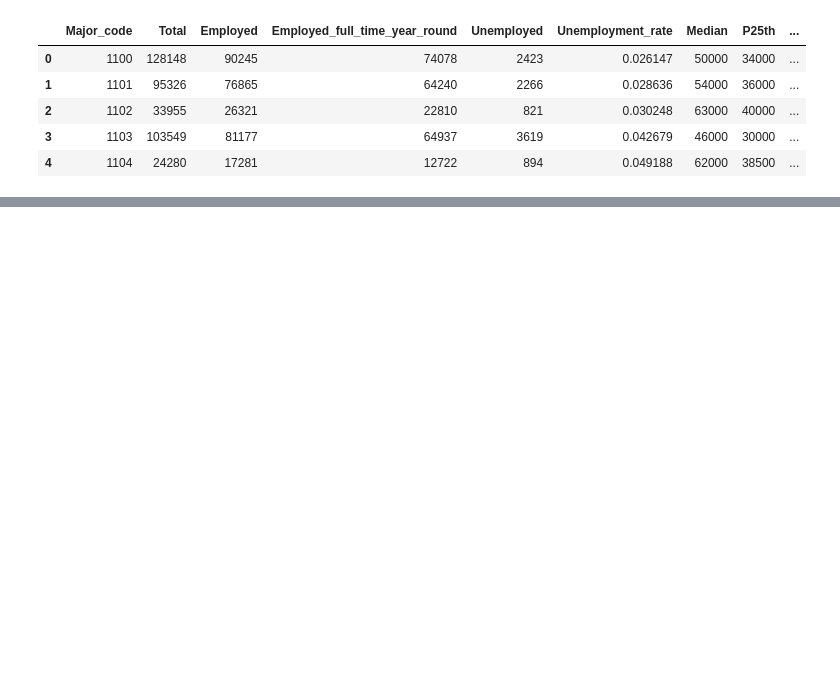
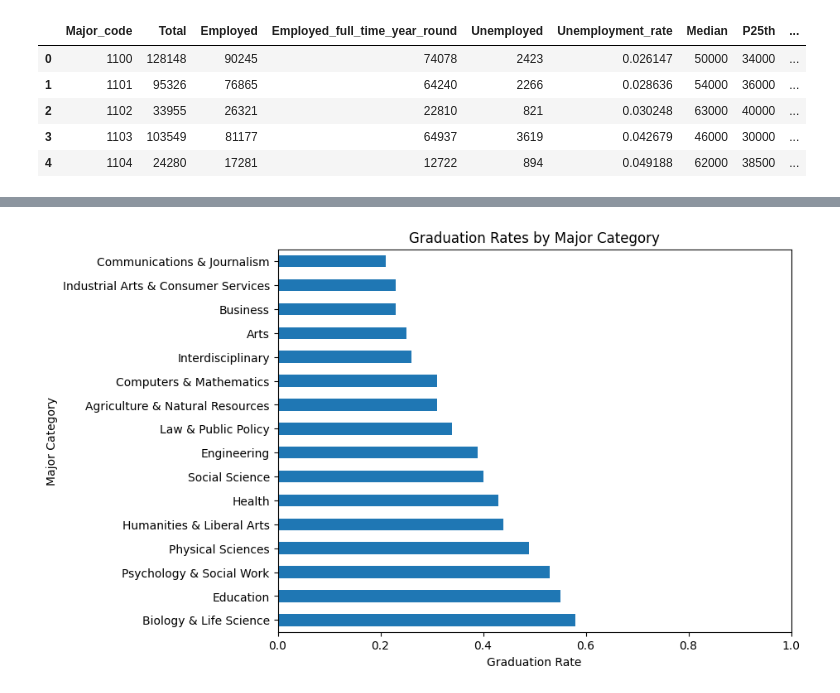
Before and after one commit to cph-datascience/census-career-exploration, a Jupyter notebook: Anthony's notebooks/aw_notebook.ipynb, the cells around one changed output, grey strips where cells are left out. Cells and saved outputs as stored; diff of their text form; code cells hidden in the pictures; blank space fills up the shorter version.

Commit message:
Update with salary/employment/grad rates

```diff
--- a/Anthony's notebooks/aw_notebook.ipynb
+++ b/Anthony's notebooks/aw_notebook.ipynb
@@ -99,0 +119,2 @@ major_cat_groups.convert_dtypes()
+# %%
+grad_df = pd.read_csv("../data/grad-students.csv")
@@ -99,0 +161,14 @@ major_cat_groups.convert_dtypes()
+# %%
+# Create graduation rate column for grad_df
+grad_df["Grad_rate"] = grad_df["Grad_total"] / (grad_df["Grad_total"] + grad_df["Nongrad_total"])
+# %%
+# Major category specific numeric-only table for grouping logic
+
+num_cols_list = grad_df.select_dtypes(include="number").columns.to_list()
+#num_cols_list.append("Major")
+num_cols_list.append("Major_category")
+num_cols_list.remove("index")
+num_cols_list.append("Major_code")
+grad_df_num = grad_df[num_cols_list]
+#grad_df_num.groupby(by="Major").mean().sort_values("Major_code")
+major_cat_groups = grad_df_num.groupby("Major_category").mean().round(2)
@@ -99,0 +197,10 @@ major_cat_groups.convert_dtypes()
+# %%
+# Graduation rates by major category visualization and analysis - does graduation mean employment?
+major_cat_groups["Grad_rate"].sort_values(ascending=False).plot(kind="barh", figsize=(8,6))
+plt.title("Graduation Rates by Major Category")
+plt.xlabel("Graduation Rate")
+plt.ylabel("Major Category")
+plt.xlim(0,1)
+plt.show()
+# %% [output]
+[figure, added]
```
Also changed, not shown: parts of 12 cells of this notebook.
